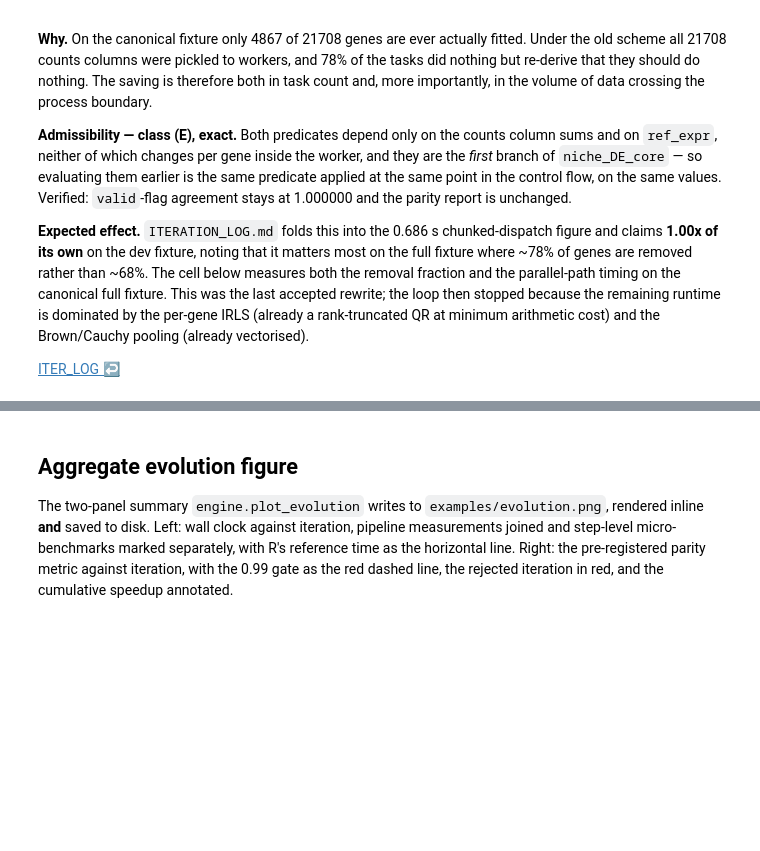
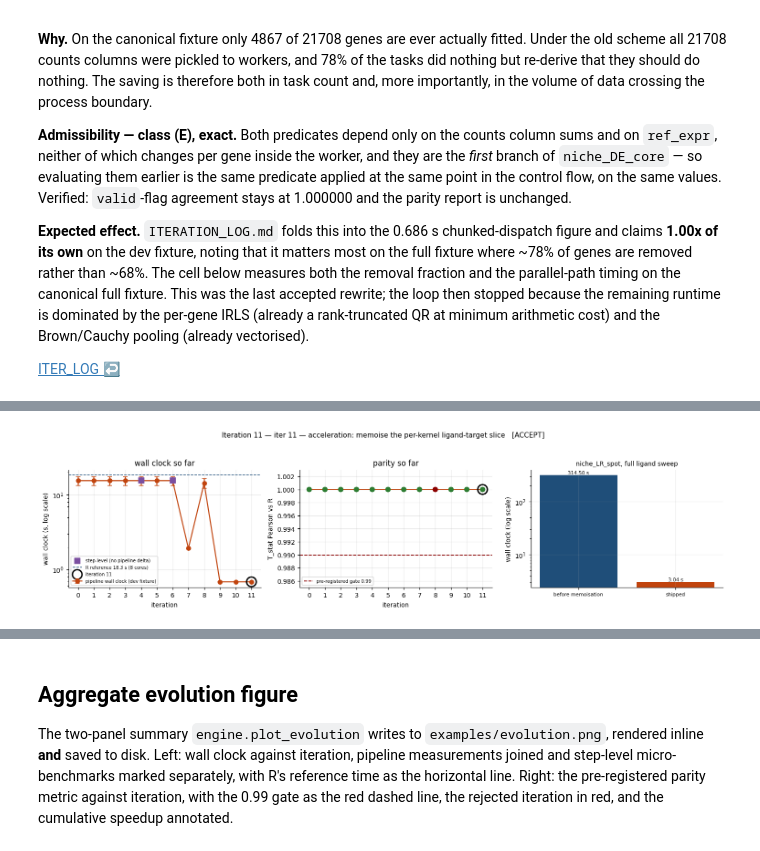
Before and after one commit to omicverse/py-nichede, a Jupyter notebook: examples/evolution.ipynb, the cells around one changed output, grey strips where cells are left out. Drawn from its saved outputs; the diff is of its cells as text; code cells hidden in the pictures; blank space fills up the shorter version.

```diff
--- a/examples/evolution.ipynb
+++ b/examples/evolution.ipynb
@@ -1090,0 +1123,84 @@ valid flags identical either way: True   <- the admissibility claim
+# %%
+# 1. The claim's own numbers, from the log.
+before = float(logged(11, "niche_lr_time_before_s"))
+after_logged = float(logged(11, "niche_lr_time_after_s"))
+print(f"ITERATION_LOG.md: niche_LR_spot {before:.1f} s -> {after_logged:.1f} s "
+      f"({before / after_logged:.1f}x), niche_DE unchanged at "
+      f"{float(logged(11, 'wall_clock_mean_s')):.3f} s")
+
+# 2. Re-measure the memoised call live on the canonical FULL fixture.
+from pynichede import niche_LR_spot
+
+ltm = pd.DataFrame(full["in_ligand_target_matrix"],
+                   index=list(full.meta["ltm_rownames"]),
+                   columns=list(full.meta["ltm_colnames"]))
+lr_mat = pd.DataFrame({"ligand": list(full.meta["lr_ligand"]),
+                       "receptor": list(full.meta["lr_receptor"])})
+
+# `of` was built (and its effective niche computed) back in iteration 7; niche-LR
+# additionally needs the fitted model, so run niche_DE on it once here.
+if not of.niche_DE:
+    with warnings.catch_warnings():
+        warnings.simplefilter("ignore")
+        _ = nde.niche_DE(of, num_cores=N_JOBS, verbose=False)
+with warnings.catch_warnings():
+    warnings.simplefilter("ignore")
+    t0 = time.perf_counter()
+    lr_now = niche_LR_spot(of, "myeloid", "tumor_epithelial", ltm, lr_mat)
+    T_LR_NOW = time.perf_counter() - t0
+print(f"measured here, full {ltm.shape[1]}-ligand sweep: {T_LR_NOW:.2f} s "
+      f"-> {len(lr_now)} ligand-receptor pairs")
+
+# 3. Cost of the slice the memoisation removes, measured directly.
+#    Re-running the whole uncached sweep would add ~5 min to this notebook, so
+#    instead we time ONE slice and multiply by the number of evaluations the
+#    uncached loop would perform.  It has to be the slice the real call actually
+#    builds: the candidate-ligand-filtered matrix, and the T-vector for the
+#    (index = tumor_epithelial, niche = myeloid) pair -- using any other pair
+#    gives a much smaller `lv` and badly understates the cost.
+from pynichede.rstats import r_quantile as _rq
+
+_index = list(of.cell_types).index("tumor_epithelial")
+_niche = list(of.cell_types).index("myeloid")
+_Lv = np.asarray(of.ref_expr, dtype=float)
+_CT = np.array([_rq(_Lv[i], 0.25) for i in range(_Lv.shape[0])])
+_cand = set(np.asarray(of.gene_names)[_Lv[_niche] > _CT[_niche]])
+ltm_cand = ltm.loc[:, [c for c in ltm.columns if c in _cand]]   # what the loop iterates
+
+gnames = np.asarray(of.gene_names)
+ltm_idx = pd.Index(ltm_cand.index)
+sig0 = np.array([r["T_stat"][_index, _niche] if r["T_stat"] is not None else np.nan
+                 for r in of.niche_DE[0]])
+g0 = gnames[~np.isnan(sig0)]
+t0 = time.perf_counter()
+common = ltm_idx.isin(set(g0))
+lv0 = ltm_cand.loc[common]
+lv0 = lv0.loc[g0[np.isin(g0, lv0.index.to_numpy())]]
+T_SLICE = time.perf_counter() - t0
+n_lig = ltm_cand.shape[1]
+n_sig = len(of.sigma)
+print(f"\ncandidate ligands the loop iterates          : {n_lig} of {ltm.shape[1]}")
+print(f"one slice -> lv {lv0.shape}                 : {T_SLICE * 1e3:7.1f} ms")
+print(f"uncached: {n_lig} evaluations                 : {T_SLICE * n_lig:7.1f} s  (projected)")
+print(f"memoised: at most len(sigma) = {n_sig} evaluations  : {T_SLICE * n_sig:7.1f} s")
+print(f"redundant evaluations removed               : {n_lig - n_sig}")
+print(f"\nprojection {T_SLICE * n_lig:.0f} s vs the {before:.1f} s logged for the "
+      f"uncached sweep -> the slice accounts for essentially all of it")
+
+# 4. Admissibility: the output must be byte-identical to the pre-memoisation run.
+lr_ref = pd.read_csv(os.path.join(REF_DIR, "ref_niche_LR_spot.csv"))
+pairs_now = set(map(tuple, lr_now[["ligand", "receptor"]].astype(str).to_numpy()))
+pairs_R = set(map(tuple, lr_ref.iloc[:, :2].astype(str).to_numpy()))
+same_pairs = pairs_now == pairs_R
+same_str = sorted(lr_now["top_downstream_niche_DE_genes"].astype(str)) == \
+           sorted(lr_ref.iloc[:, 2].astype(str))
+print(f"\nligand-receptor pairs identical to R : {same_pairs}  ({len(pairs_R)} pairs)")
+print(f"downstream-gene strings identical    : {same_str}   <- the admissibility claim")
+
+iter_panel(11, extra=(f"full {n_lig}-ligand sweep {T_LR_NOW:.2f} s (log: {before:.1f} s -> "
+                      f"{after_logged:.1f} s, {before/after_logged:.0f}x); {n_lig - n_sig} "
+                      f"redundant slices removed; output identical to R"),
+           bars=("niche_LR_spot, full ligand sweep",
+                 ["before memoisation", "shipped"], [before, T_LR_NOW]),
+           bar_colors=[C_R, C_PY])
+# %% [output]
@@ -1090,0 +1220 @@ valid flags identical either way: True   <- the admissibility claim
+[figure, added]
```
Also changed, not shown: parts of 18 cells of this notebook, 5 other files.
